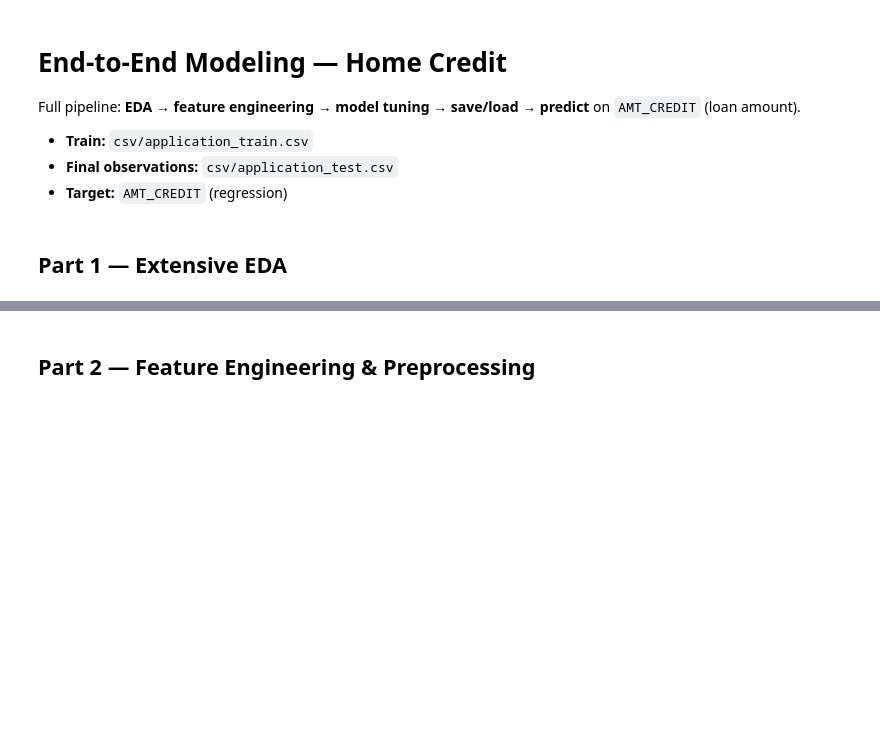
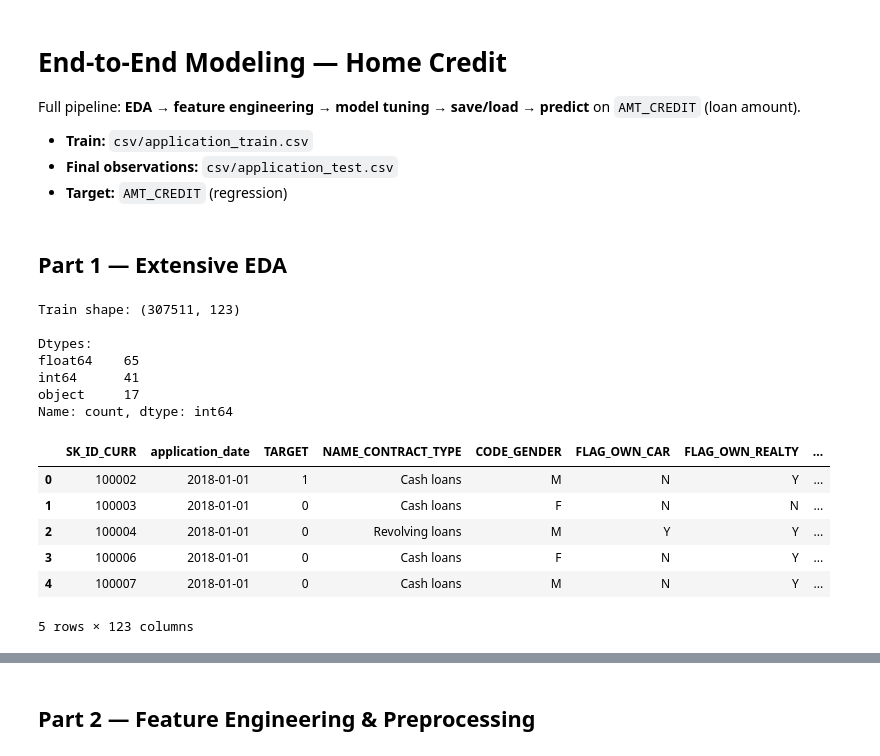
Before and after one commit to Janhavi-626/DataScience-Ml, a Jupyter notebook: ML_Project/end_to_end_modeling.ipynb, the cells around one changed output, grey strips where cells are left out. Drawn from its saved outputs; the diff is of its cells as text; code cells hidden in the pictures; blank space fills up the shorter version.

```diff
--- a/ML_Project/end_to_end_modeling.ipynb
+++ b/ML_Project/end_to_end_modeling.ipynb
@@ -43,10 +43,25 @@ MODELS_DIR = PROJECT_ROOT / "models"
 PREDICTIONS_DIR = PROJECT_ROOT / "predictions"
 TARGET = "AMT_CREDIT"
 # %%
-df_train = pd.read_csv(TRAIN_PATH)
+df_train = pd.read_csv(r"C:\Users\User\Downloads\Machine Learning End to End Project\csv\application_train.csv")
 print(f"Train shape: {df_train.shape}")
 print(f"\nDtypes:\n{df_train.dtypes.value_counts()}")
 df_train.head()
+# %% [output]
+Train shape: (307511, 123)
+
+Dtypes:
+float64    65
+int64      41
+object     17
+Name: count, dtype: int64
+|  | SK_ID_CURR | application_date | TARGET | NAME_CONTRACT_TYPE | CODE_GENDER | FLAG_OWN_CAR | FLAG_OWN_REALTY | ... |
+| 0 | 100002 | 2018-01-01 | 1 | Cash loans | M | N | Y | ... |
+| 1 | 100003 | 2018-01-01 | 0 | Cash loans | F | N | N | ... |
+| 2 | 100004 | 2018-01-01 | 0 | Revolving loans | M | Y | Y | ... |
+| 3 | 100006 | 2018-01-01 | 0 | Cash loans | F | N | Y | ... |
+| 4 | 100007 | 2018-01-01 | 0 | Cash loans | M | N | Y | ... |
+5 rows × 123 columns
 # %%
 missing_pct = (df_train.isnull().mean() * 100).sort_values(ascending=False)
 missing_df = missing_pct.reset_index()
```
Also changed, not shown: parts of 15 cells of this notebook.
